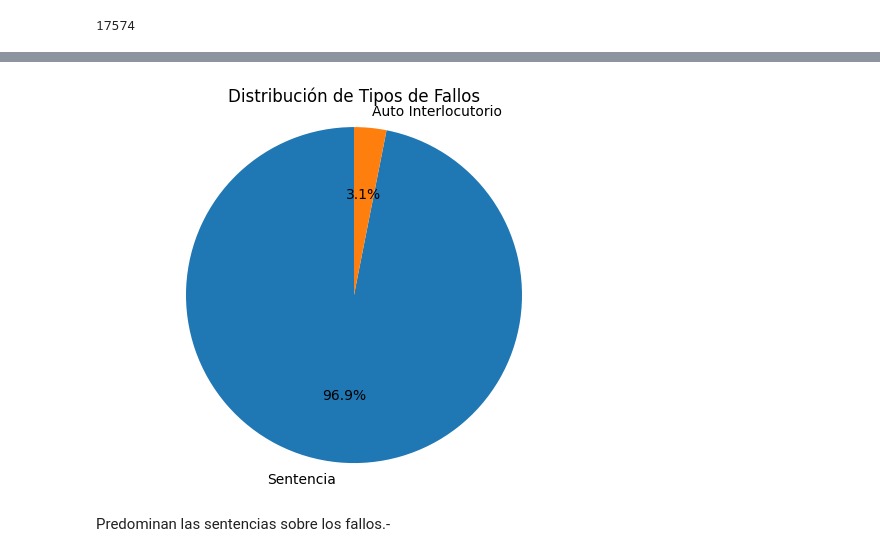
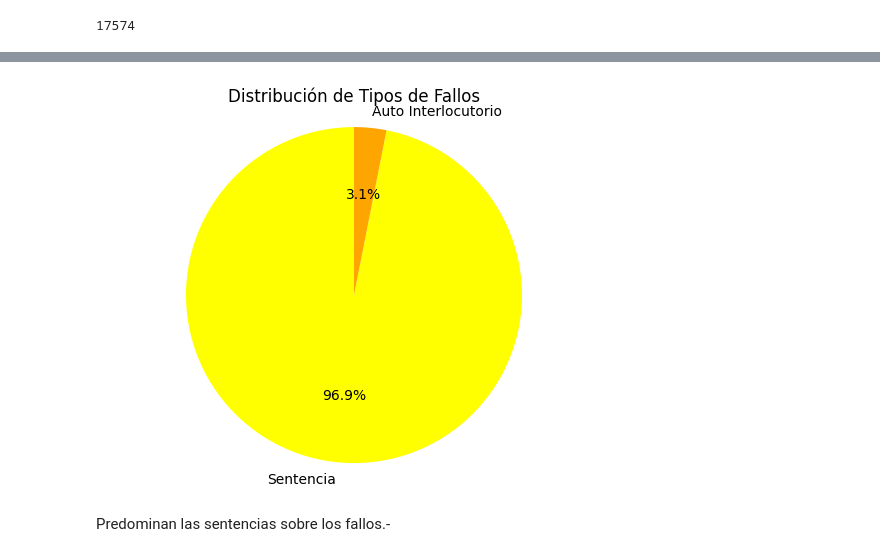
Before and after one commit to melodiromero/juris_etl_eda, a Jupyter notebook: EDA/eda_fallos.ipynb, the cells around one changed output, grey strips where cells are left out. Cells and saved outputs as stored; diff of their text form; code cells hidden in the pictures.

```diff
--- a/EDA/eda_fallos.ipynb
+++ b/EDA/eda_fallos.ipynb
@@ -245,3 +244,23 @@ df['FechaFallo'] = df['FechaFallo'].replace('31/09/2014','30/09/2014')
+# %%
+
+condicion = (df['FechaFallo'] == "30/14/2015")
+indices_a_eliminar = df[condicion].index
+
+# Elimina los registros que cumplen con la condición
+df = df.drop(indices_a_eliminar, axis=0)
+# %%
+
+condicion = (df['FechaFallo'] == "31/09/2014")
+indices_a_eliminar = df[condicion].index
+
+# Elimina los registros que cumplen con la condición
+df = df.drop(indices_a_eliminar, axis=0)
+# %%
+condicion = (df['FechaFallo'] == "31/02/2020")
+indices_a_eliminar = df[condicion].index
+
+# Elimina los registros que cumplen con la condición
+df = df.drop(indices_a_eliminar, axis=0)
 # %%
 df['FechaFirma_formateada'] = pd.to_datetime(df['FechaFallo'])
 
@@ -263,9 +282,19 @@ plt.show()
 # %% [markdown]
 En el 2018 se registro el mayor número de fallos.
 # %%
+# Mapear los nombres de los días en español
+dias_espanol = {
+    'Monday': 'Lunes',
+    'Tuesday': 'Martes',
+    'Wednesday': 'Miércoles',
+    'Thursday': 'Jueves',
+    'Friday': 'Viernes',
+    'Saturday': 'Sábado',
+    'Sunday': 'Domingo'
+}
 
 # Obtener el día de la semana para cada fecha
-df['Día de la Semana'] = df['FechaFallo'].dt.day_name()
+df['Día de la Semana'] = df['FechaFirma_formateada'].dt.day_name()
 
 # Contar la cantidad de fallos por día de la semana
 dias_counts = df['Día de la Semana'].value_counts()
@@ -273,8 +302,8 @@ dias_counts = df['Día de la Semana'].value_counts()
 # Ordenar los días de la semana en orden lógico
 dias_counts = dias_counts.reindex(['Monday', 'Tuesday', 'Wednesday', 'Thursday', 'Friday', 'Saturday', 'Sunday'], fill_value=0)
 
-# Graficar un gráfico de barras
-plt.bar(dias_counts.index, dias_counts.values, color='green')
+# Graficar un gráfico de barras con nombres de días en español
+plt.bar([dias_espanol[dia] for dia in dias_counts.index], dias_counts.values, color='magenta')
 plt.xlabel('Día de la Semana')
 plt.ylabel('Cantidad de Fallos')
 plt.title('Cantidad de Fallos por Día de la Semana')
@@ -299,12 +328,16 @@ Sentencia              17574
 Auto Interlocutorio      563
 Name: Tipo, dtype: int64
 # %%
-# Graficar un gráfico de torta
-plt.pie(tipo, labels=tipo.index, autopct='%1.1f%%', startangle=90)
+
+# Colores para cada categoría
+colores = ['yellow', 'orange']
+
+# Graficar un gráfico de torta con colores personalizados
+plt.pie(tipo, labels=tipo.index, autopct='%1.1f%%', startangle=90, colors=colores)
 plt.axis('equal')  # Hace que el gráfico de torta sea circular.
 plt.title('Distribución de Tipos de Fallos')
 plt.show()
 # %% [output]
-[figure, old version]
+[figure, new version]
 # %% [markdown]
 Predominan las sentencias sobre los fallos.-
```
Also changed, not shown: parts of 12 cells of this notebook, 2 other files.
